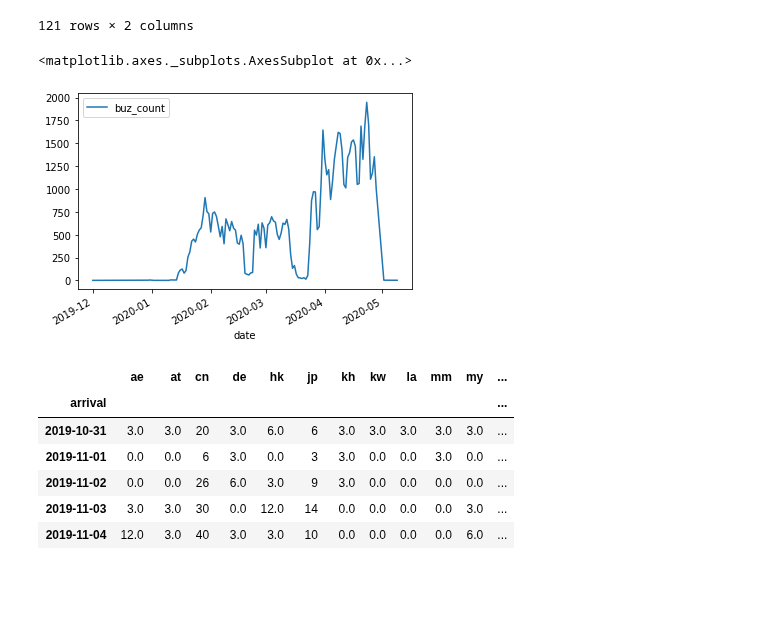
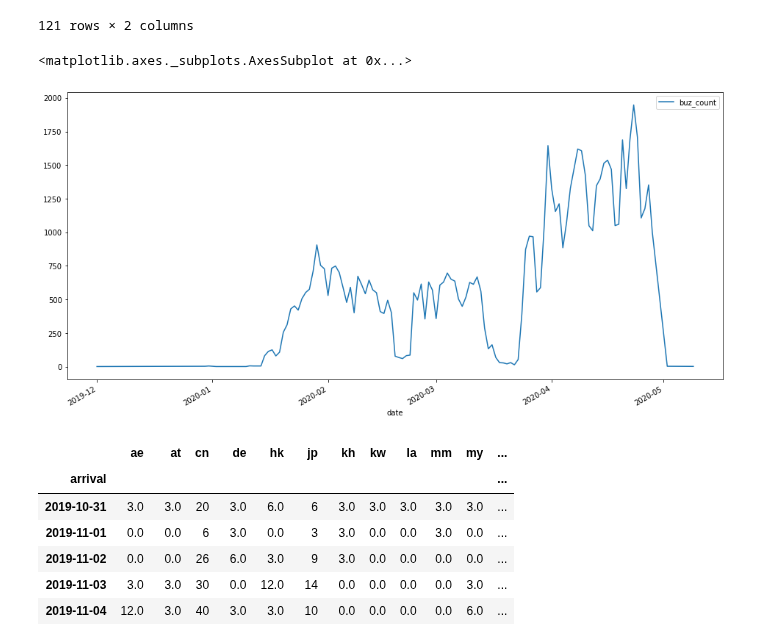
Before and after one commit to dolmani38/ai_corona, a Jupyter notebook: ai_corona.ipynb, the cells around one changed output. Drawn from its saved outputs; the diff is of its cells as text; code cells hidden in the pictures; blank space fills up the shorter version.

```diff
--- a/ai_corona.ipynb
+++ b/ai_corona.ipynb
@@ -181,10 +181,10 @@ cov_news
 121 rows × 2 columns
 # %%
 # 뉴스 버즈 추세 chart 확인.
-cov_news.plot(x='date',y='buz_count')
+cov_news.plot(x='date',y='buz_count', figsize=(16,8))
 # %% [output]
 <matplotlib.axes._subplots.AxesSubplot at 0x...>
-[figure, old version]
+[figure, new version]
 # %%
 # 입국자 dataset과 뉴스 버즈 dataset을 날짜 기준으로 Join 시킨다.
 raw_ds = ds_iso.join(cov_news.set_index('date'))
```
Also changed, not shown: parts of 23 cells of this notebook.
